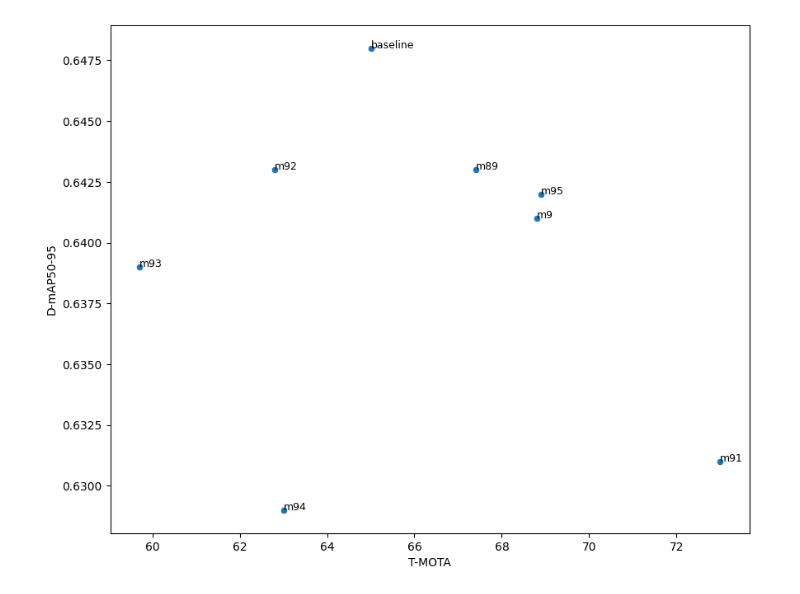
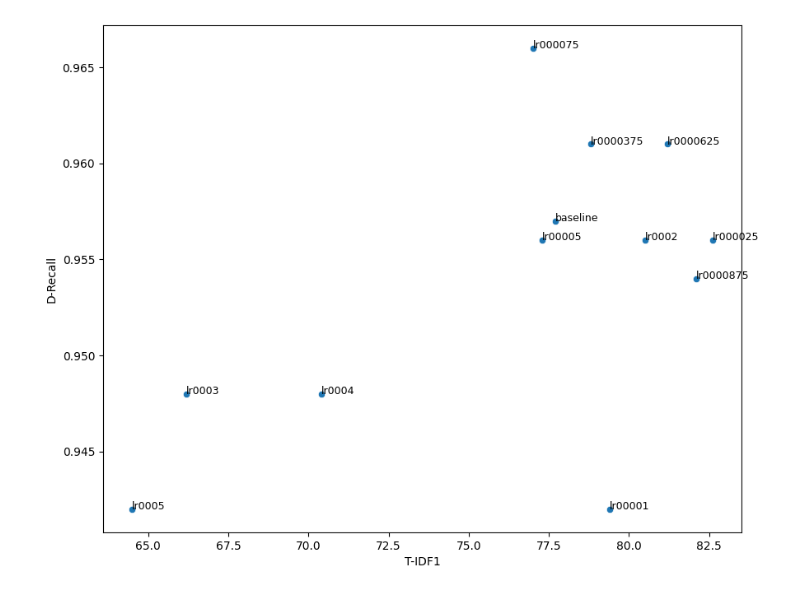
Before and after one commit to psfrench76/dolphin_tracker, a Jupyter notebook: src/DetectorTrackerCorrelation.ipynb, the cells around one changed output. Cells and saved outputs as stored; diff of their text form; code cells hidden in the pictures.

```diff
--- a/src/DetectorTrackerCorrelation.ipynb
+++ b/src/DetectorTrackerCorrelation.ipynb
@@ -1,5 +1,5 @@
 # %%
-data_path = '../../files/e23_run_stats.csv'
+data_path = '../../files/e23_run_stats_losses.csv'
 import pandas as pd
 import seaborn as sns
 import matplotlib.pyplot as plt
@@ -103,5 +105,5 @@ plot_sorted_correlation_matrix(data_path, "T-MOTA", "m")
 # %%
 # Example usage
-plot_scatter(data_path, 'T-MOTA', 'D-mAP50-95', 'm')
+plot_scatter(data_path, 'T-IDF1', 'D-Recall', 'lr')
 # %% [output]
-[figure, old version]
+[figure, new version]
```
Also changed, not shown: parts of 2 cells of this notebook.
